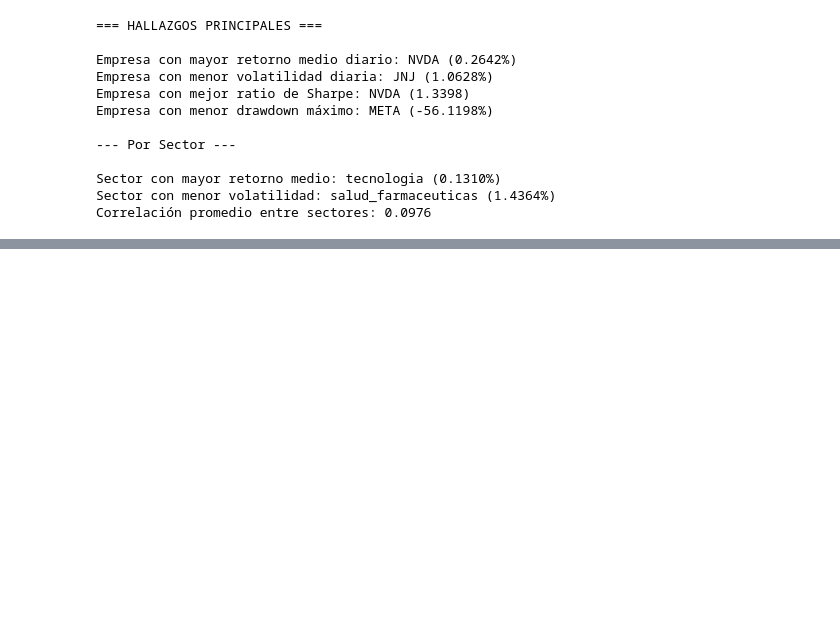
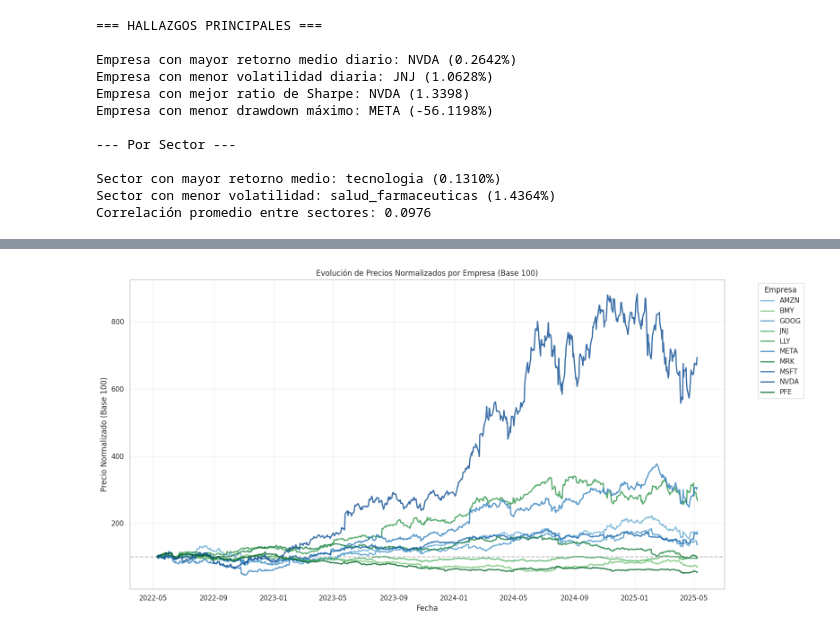
Before and after one commit to daniel-bor/analisis-inversion, a Jupyter notebook: notebooks/3_estadisticas_descriptivas.ipynb, the cells around one changed output, grey strips where cells are left out. Saved outputs shown, nothing was run; the diff lists cells and outputs as text; code cells hidden in the pictures; blank space fills up the shorter version.

```diff
--- a/notebooks/3_estadisticas_descriptivas.ipynb
+++ b/notebooks/3_estadisticas_descriptivas.ipynb
@@ -440,0 +515,85 @@ df_stats_sector.to_csv('../reports/estadisticas_descriptivas_sectores.csv', inde
+# %%
+# 8.3 Gráficos de líneas para análisis de tendencia
+
+# 8.3.1 Evolución de precios normalizados por empresa
+
+# Normalizamos los precios al primer día para comparar la evolución
+df_pivot = df.pivot_table(index='Date', columns='Ticker', values='Close')
+df_norm = df_pivot / df_pivot.iloc[0] * 100  # Normalizamos a base 100
+
+# Colores por ticker según su sector
+color_map_ticker = {}
+for ticker, sector in dict_sector.items():
+    if sector == 'tecnologia':
+        color_map_ticker[ticker] = plt.cm.Blues(0.5 + (list(empresas_tech).index(ticker) / len(empresas_tech)) * 0.5)
+    else:  # salud_farmaceuticas
+        color_map_ticker[ticker] = plt.cm.Greens(0.5 + (list(empresas_salud).index(ticker) / len(empresas_salud)) * 0.5)
+
+# Creamos el gráfico de evolución de precios
+plt.figure(figsize=(16, 8))
+
+# Para cada empresa
+for ticker in df_norm.columns:
+    plt.plot(df_norm.index, df_norm[ticker], label=ticker, linewidth=2, alpha=0.8, color=color_map_ticker[ticker])
+
+# Personalizamos el gráfico
+plt.title('Evolución de Precios Normalizados por Empresa (Base 100)')
+plt.xlabel('Fecha')
+plt.ylabel('Precio Normalizado (Base 100)')
+plt.grid(True, alpha=0.3)
+plt.legend(title='Empresa', bbox_to_anchor=(1.05, 1), loc='upper left')
+
+# Añadimos línea horizontal en 100
+plt.axhline(y=100, color='gray', linestyle='--', alpha=0.5)
+
+plt.tight_layout()
+
+# Guardamos la figura
+ruta_figura = '../reports/figures/evolucion_precios_normalizados.png'
+plt.savefig(ruta_figura, dpi=300, bbox_inches='tight')
+plt.show()
+
+# 8.3.2 Evolución de precios promedio por sector
+
+# Agrupamos por fecha y sector para calcular el precio promedio
+df_sector_avg = df.groupby(['Date', 'Sector'])['Close'].mean().reset_index()
+
+# Pivoteamos para tener una columna por sector
+df_sector_pivot = df_sector_avg.pivot(index='Date', columns='Sector', values='Close')
+
+# Normalizamos a base 100
+df_sector_norm = df_sector_pivot / df_sector_pivot.iloc[0] * 100
+
+# Creamos el gráfico
+plt.figure(figsize=(14, 7))
+
+for sector in df_sector_norm.columns:
+    plt.plot(df_sector_norm.index, df_sector_norm[sector], label=sector, linewidth=3, alpha=0.8, color=colors[sector])
+
+# Personalizamos el gráfico
+plt.title('Evolución del Precio Promedio por Sector (Base 100)')
+plt.xlabel('Fecha')
+plt.ylabel('Precio Normalizado (Base 100)')
+plt.grid(True, alpha=0.3)
+plt.legend(title='Sector')
+
+# Añadimos línea horizontal en 100
+plt.axhline(y=100, color='gray', linestyle='--', alpha=0.5)
+
+# Destacamos mejor el rendimiento relativo entre sectores
+y_min, y_max = plt.ylim()
+plt.fill_between(df_sector_norm.index, df_sector_norm['tecnologia'], df_sector_norm['salud_farmaceuticas'],
+                where=(df_sector_norm['tecnologia'] > df_sector_norm['salud_farmaceuticas']),
+                color=colors['tecnologia'], alpha=0.1)
+plt.fill_between(df_sector_norm.index, df_sector_norm['tecnologia'], df_sector_norm['salud_farmaceuticas'],
+                where=(df_sector_norm['tecnologia'] < df_sector_norm['salud_farmaceuticas']),
+                color=colors['salud_farmaceuticas'], alpha=0.1)
+
+plt.tight_layout()
+
+# Guardamos la figura
+ruta_figura = '../reports/figures/evolucion_precios_por_sector.png'
+plt.savefig(ruta_figura, dpi=300, bbox_inches='tight')
+plt.show()
+# %% [output]
+[figure, added]
```
Also changed, not shown: parts of 6 cells of this notebook, 4 other files.
